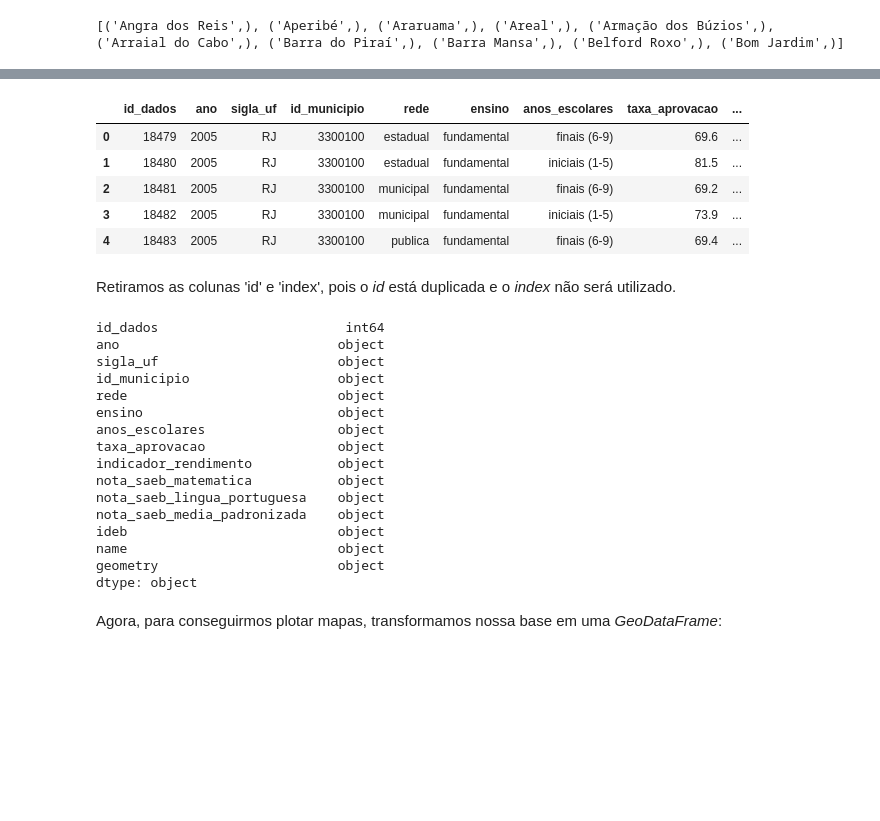
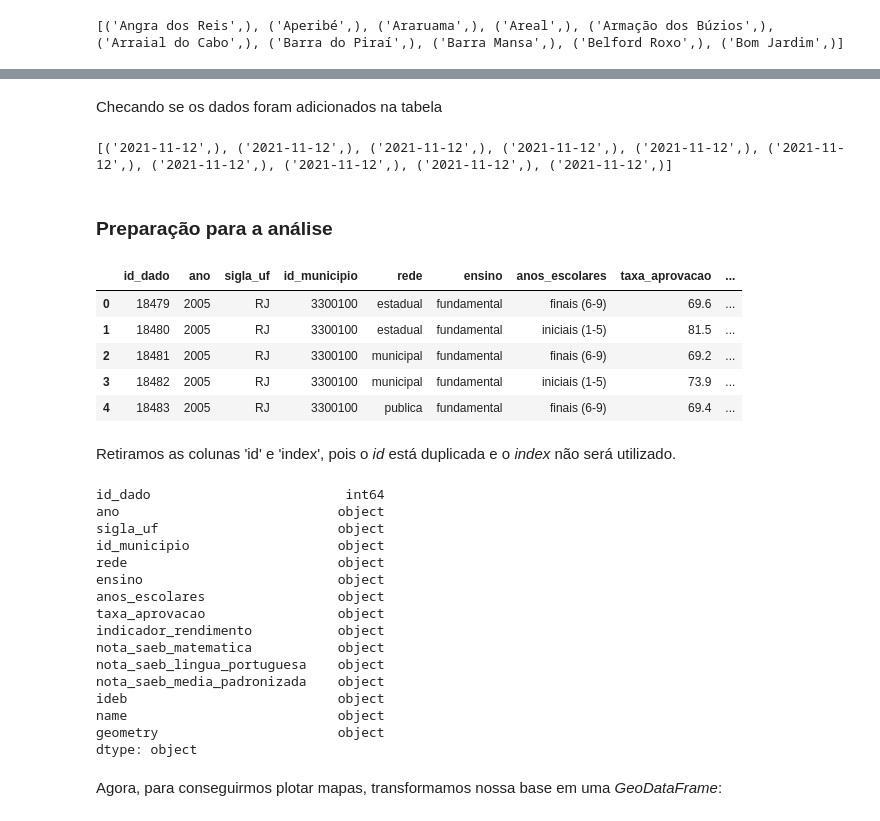
Before and after one commit to isabellegagno/A2---Banco-de-Dados, a Jupyter notebook: analysis.ipynb, the cells around one changed output, grey strips where cells are left out. Drawn from its saved outputs; the diff is of its cells as text; code cells hidden in the pictures; blank space fills up the shorter version.

```diff
--- a/analysis.ipynb
+++ b/analysis.ipynb
@@ -158,12 +212,21 @@ print(cur.fetchall())
+# %% [markdown]
+Checando se os dados foram adicionados na tabela
+# %%
+cur.execute("SELECT geom_last_update FROM municipios_rio")
+print(cur.fetchmany(10))
+# %% [output]
+[('2021-11-12',), ('2021-11-12',), ('2021-11-12',), ('2021-11-12',), ('2021-11-12',), ('2021-11-12',), ('2021-11-12',), ('2021-11-12',), ('2021-11-12',), ('2021-11-12',)]
+# %% [markdown]
+### Preparação para a análise <a class="anchor" id="pre_ana"></a>
 # %%
-dados = '''SELECT * FROM dados_municipios_rio d LEFT JOIN municipios_rio m ON d.id_municipio=m.id
+dados = '''SELECT * FROM dados_ideb_rio d LEFT JOIN municipios_rio m ON d.id_municipio=m.id
 '''
 
 cur.execute(dados)
 df = pd.read_sql_query(dados, conn)
 df.head()
 # %% [output]
-|  | id_dados | ano | sigla_uf | id_municipio | rede | ensino | anos_escolares | taxa_aprovacao | ... |
+|  | id_dado | ano | sigla_uf | id_municipio | rede | ensino | anos_escolares | taxa_aprovacao | ... |
 | 0 | 18479 | 2005 | RJ | 3300100 | estadual | fundamental | finais (6-9) | 69.6 | ... |
 | 1 | 18480 | 2005 | RJ | 3300100 | estadual | fundamental | iniciais (1-5) | 81.5 | ... |
 | 2 | 18481 | 2005 | RJ | 3300100 | municipal | fundamental | finais (6-9) | 69.2 | ... |
@@ -176,7 +239,7 @@ df = df.drop(columns = ['id','index'])
 # %%
 df.dtypes
 # %% [output]
-id_dados                        int64
+id_dado                         int64
 ano                            object
 sigla_uf                       object
 id_municipio                   object
```
Also changed, not shown: parts of 33 cells of this notebook, 1 other file.
